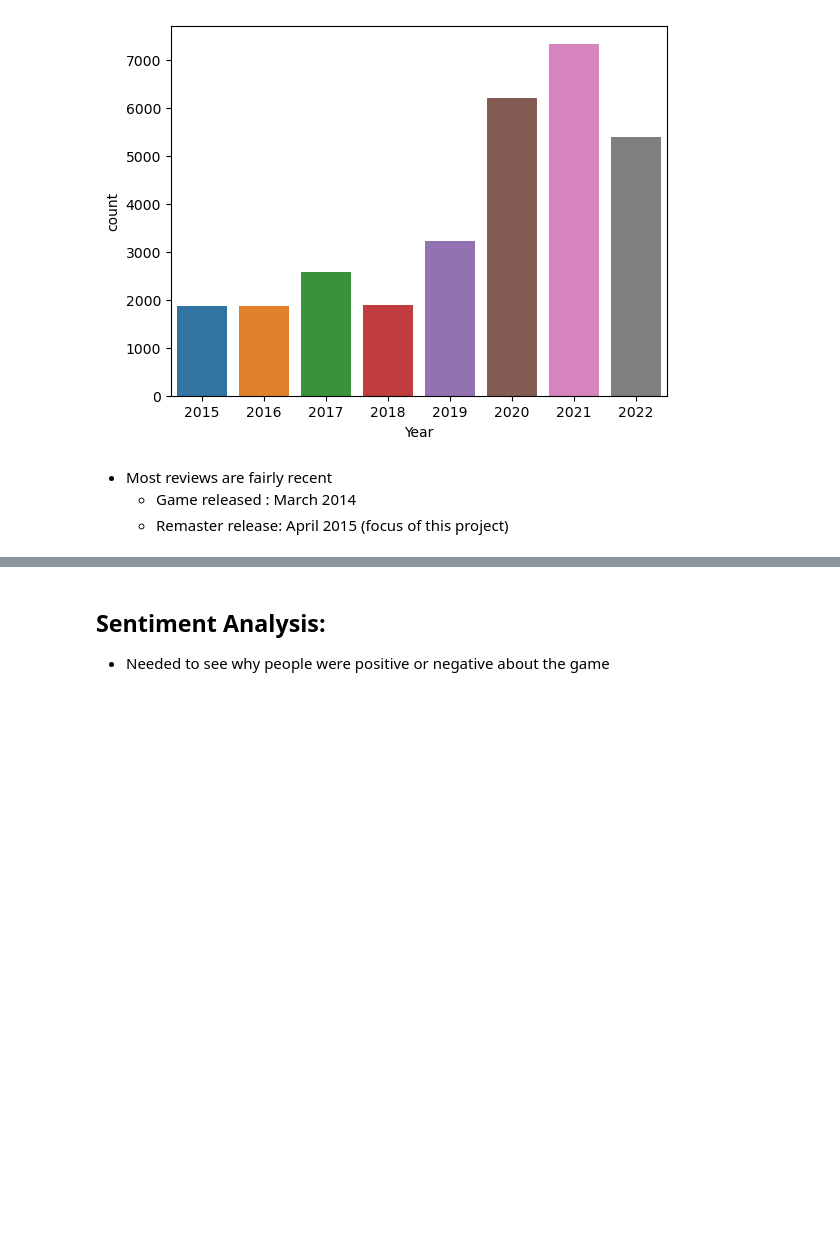
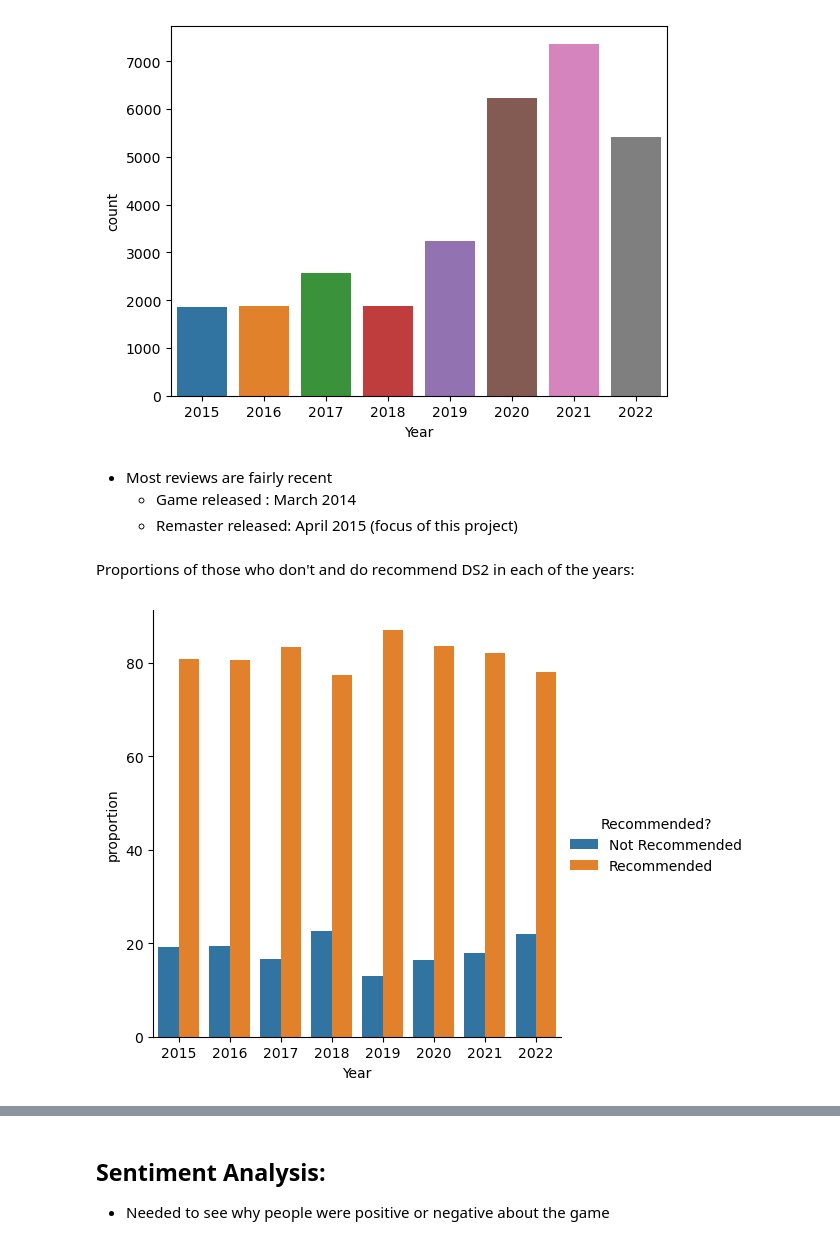
Before and after one commit to BrandonDioneda/Dark-Souls-2-Reviews, a Jupyter notebook: ds2-reviews.ipynb, the cells around one changed output, grey strips where cells are left out. Saved outputs shown, nothing was run; the diff lists cells and outputs as text; code cells hidden in the pictures; blank space fills up the shorter version.

```diff
--- a/ds2-reviews.ipynb
+++ b/ds2-reviews.ipynb
@@ -151,5 +149,20 @@ sns.barplot(data=yr_dist,
 [figure]
 # %% [markdown]
 - Most reviews are fairly recent
-    - Game released   : March 2014
-    - Remaster release: April 2015 (focus of this project)
+    - Game released    : March 2014
+    - Remaster released: April 2015 (focus of this project)
+# %% [markdown]
+Proportions of those who don't and do recommend DS2 in each of the years:
+# %%
+yr_plt = reviews.groupby(['Year', 'Recommended?']).count().reset_index()
+yr_plt.rename(columns={'Review':'proportion'}, inplace=True)
+yr_plt['proportion'] = 100 * (yr_plt['proportion'] / yr_plt.groupby(['Year'])['proportion'].transform('sum'))
+
+sns.catplot(data=yr_plt,
+            kind='bar',
+            x='Year',
+            y='proportion',
+            hue='Recommended?'
+            );
+# %% [output]
+[figure, added]
```
Also changed, not shown: parts of 34 cells of this notebook.
